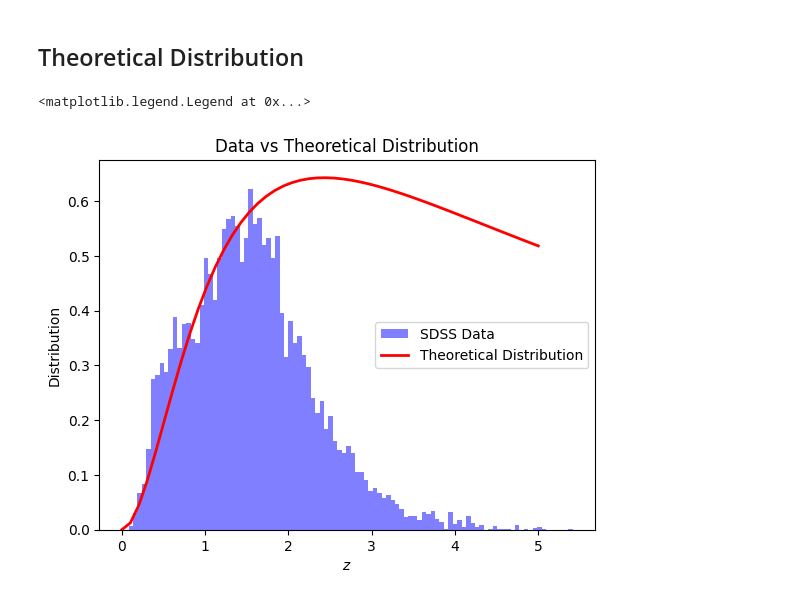
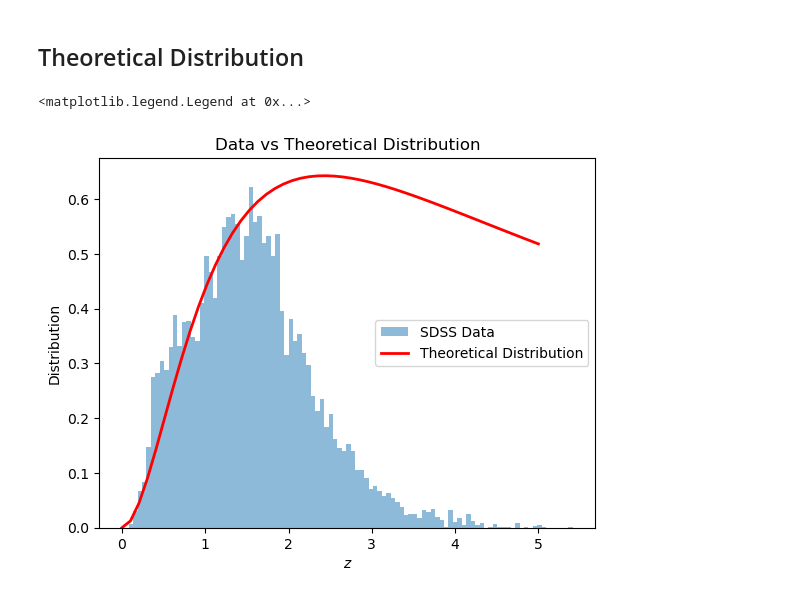
Before and after one commit to SimoneArienti/astrostatistics_bicocca_2024, a Jupyter notebook: working/Ex 05 Cloning Quasars.ipynb, the cells around one changed output. Saved outputs shown, nothing was run; the diff lists cells and outputs as text; code cells hidden in the pictures.

```diff
--- a/working/Ex 05 Cloning Quasars.ipynb
+++ b/working/Ex 05 Cloning Quasars.ipynb
@@ -163,12 +148,12 @@ z_ls = np.linspace(0, 5)
 pdf_ = 4*np.pi* astropy.cosmology.Planck15.differential_comoving_volume(z_ls).value
 norm_pdf = pdf_/(4*np.trapz(pdf_, dx=0.01))
 # %%
-plt.hist(z, 100, density=True, color='blue', alpha=0.5, label='SDSS Data')
+plt.hist(z, 100, density=True, alpha=0.5, label='SDSS Data')
 plt.plot(z_ls, norm_pdf, color='red', linewidth=2, label='Theoretical Distribution')
 plt.xlabel('$z$')
 plt.ylabel('Distribution')
 plt.title('Data vs Theoretical Distribution')
 plt.legend()
 # %% [output]
 <matplotlib.legend.Legend at 0x...>
-[figure, old version]
+[figure, new version]
```
Also changed, not shown: parts of 7 cells of this notebook.
